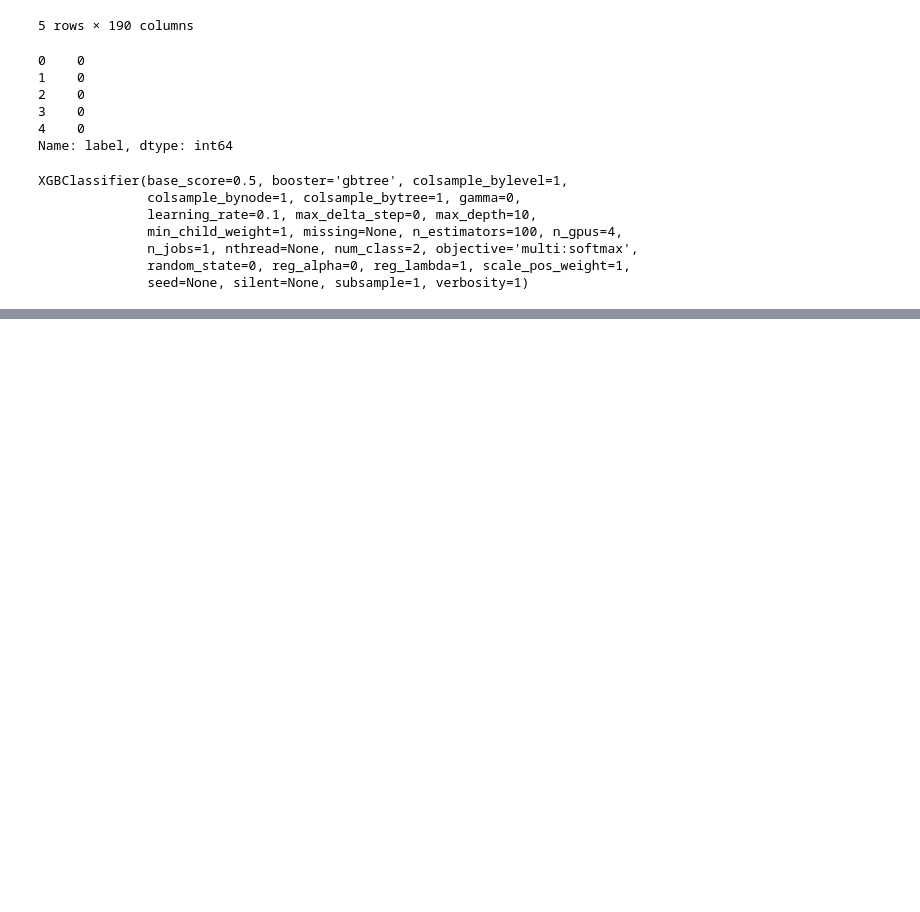
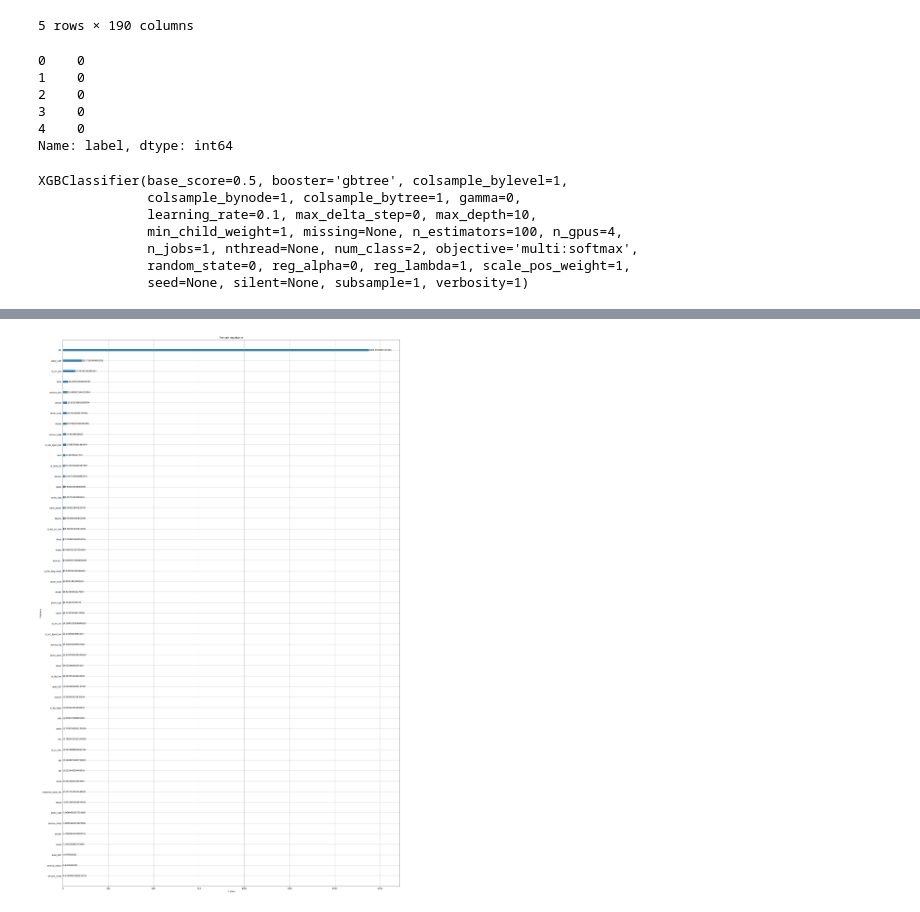
Before and after one commit to mostofa-ahsan/Network-Intrusion-Detection, a Jupyter notebook: UNSW-NB-15/UNSW_NB-15_EDA.ipynb, the cells around one changed output, grey strips where cells are left out. Saved outputs shown, nothing was run; the diff lists cells and outputs as text; code cells hidden in the pictures; blank space fills up the shorter version.

```diff
--- a/UNSW-NB-15/UNSW_NB-15_EDA.ipynb
+++ b/UNSW-NB-15/UNSW_NB-15_EDA.ipynb
@@ -439,0 +466,7 @@ roc_auc_score(y_test, pred)
+# %%
+## PLOT IMPORTANCE OF FEATURES with type gain
+# ”gain” is the average gain of splits which use the feature
+xgb.plot_importance(xg_clf, importance_type='gain')
+plt.show()
+# %% [output]
+[figure, added]
```
Also changed, not shown: parts of 7 cells of this notebook.
